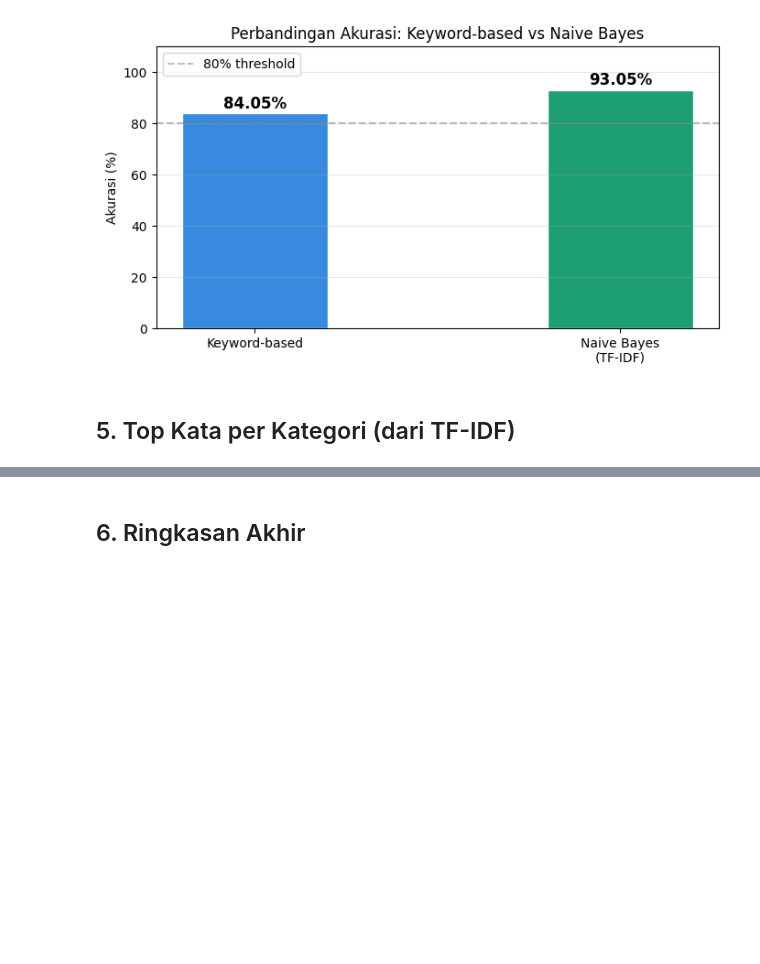
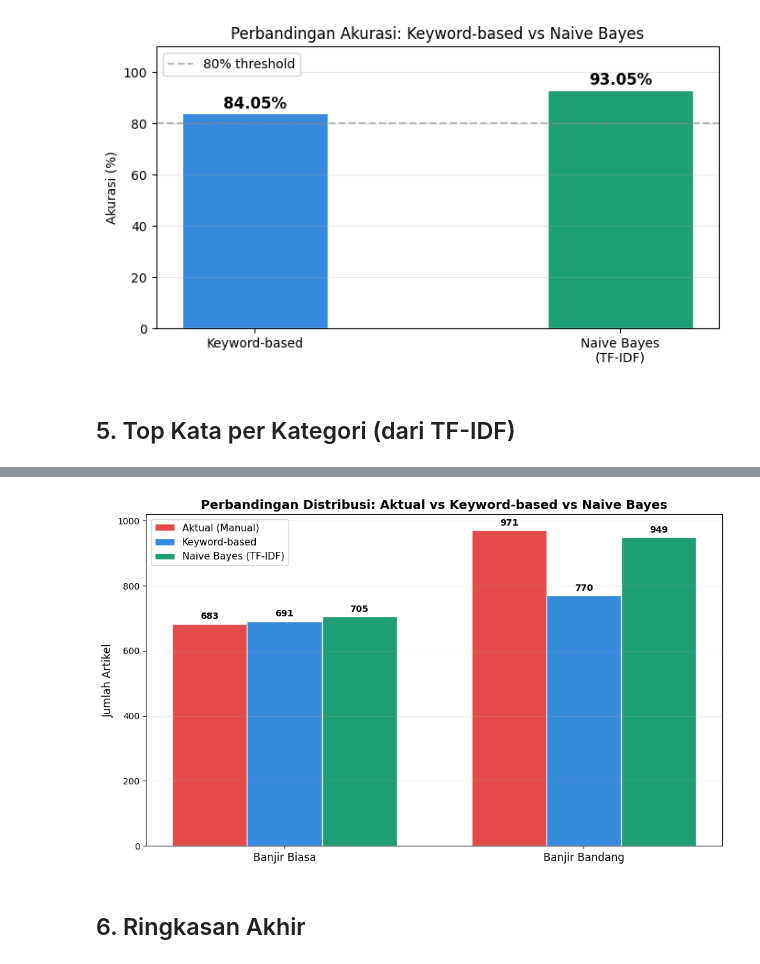
Before and after one commit to adelinewidyatmoko/ProjectA_Kelompok6_BanjirArticles_PBA, a Jupyter notebook: notebooks/06_sentiment_classification.ipynb, the cells around one changed output, grey strips where cells are left out. Drawn from its saved outputs; the diff is of its cells as text; code cells hidden in the pictures; blank space fills up the shorter version.

```diff
--- a/notebooks/06_sentiment_classification.ipynb
+++ b/notebooks/06_sentiment_classification.ipynb
@@ -331,3 +309,64 @@ plt.show()
+# %%
+import matplotlib.pyplot as plt
+import numpy as np
+import pandas as pd
+
+# 1. Ambil distribusi data aktual (manual labeling) dari target 'y'
+dist_aktual = y.value_counts()
+
+# 2. Ambil distribusi dari hasil Keyword-based yang sudah ada di df_clean
+dist_keyword = df_clean['prediksi_keyword'].value_counts()
+
+# 3. Lakukan prediksi menggunakan Naive Bayes pada seluruh data (X)
+prediksi_nb_all = model_nb.predict(X)
+dist_nb = pd.Series(prediksi_nb_all).value_counts()
+
+# 4. Siapkan data untuk plotting
+kategori = ['Banjir Biasa', 'Banjir Bandang']
+
+# Ambil jumlah masing-masing kategori, default ke 0 jika tidak ada
+count_aktual = [dist_aktual.get('Banjir Biasa', 0), dist_aktual.get('Banjir Bandang', 0)]
+count_keyword = [dist_keyword.get('Banjir Biasa', 0), dist_keyword.get('Banjir Bandang', 0)]
+count_nb = [dist_nb.get('Banjir Biasa', 0), dist_nb.get('Banjir Bandang', 0)]
+
+# 5. Setup Grafik Batang Berpasangan (3 Batang)
+x = np.arange(len(kategori))  # Lokasi label
+width = 0.25  # Lebar batang diperkecil agar pas untuk 3 bar
+
+fig, ax = plt.subplots(figsize=(10, 6))
+
+# Plot batang untuk Aktual, Keyword-based, dan Naive Bayes
+rects1 = ax.bar(x - width, count_aktual, width, label='Aktual (Manual)', color='#E24B4A', edgecolor='white')
+rects2 = ax.bar(x, count_keyword, width, label='Keyword-based', color='#378ADD', edgecolor='white')
+rects3 = ax.bar(x + width, count_nb, width, label='Naive Bayes (TF-IDF)', color='#1D9E75', edgecolor='white')
+
+# 6. Kustomisasi Label, Judul, dan Tampilan
+ax.set_ylabel('Jumlah Artikel', fontsize=12)
+ax.set_title('Perbandingan Distribusi: Aktual vs Keyword-based vs Naive Bayes', fontsize=14, fontweight='bold')
+ax.set_xticks(x)
+ax.set_xticklabels(kategori, fontsize=12)
+ax.legend(fontsize=11)
+ax.grid(axis='y', alpha=0.3)
+
+# Fungsi untuk menambahkan anotasi angka di atas batang
+def autolabel(rects):
+    for rect in rects:
+        height = rect.get_height()
+        ax.annotate(f'{int(height)}',
+                    xy=(rect.get_x() + rect.get_width() / 2, height),
+                    xytext=(0, 3),  # offset vertikal 3 points
+                    textcoords="offset points",
+                    ha='center', va='bottom', fontsize=10, fontweight='bold')
+
+autolabel(rects1)
+autolabel(rects2)
+autolabel(rects3)
+
+plt.tight_layout()
+# plt.savefig('perbandingan_3_distribusi.png', dpi=150, bbox_inches='tight') # Uncomment untuk menyimpan gambar
+plt.show()
+# %% [output]
+[figure, added]
 # %% [markdown]
 ## 6. Ringkasan Akhir
 # %%
```
Also changed, not shown: parts of 1 cell of this notebook.
